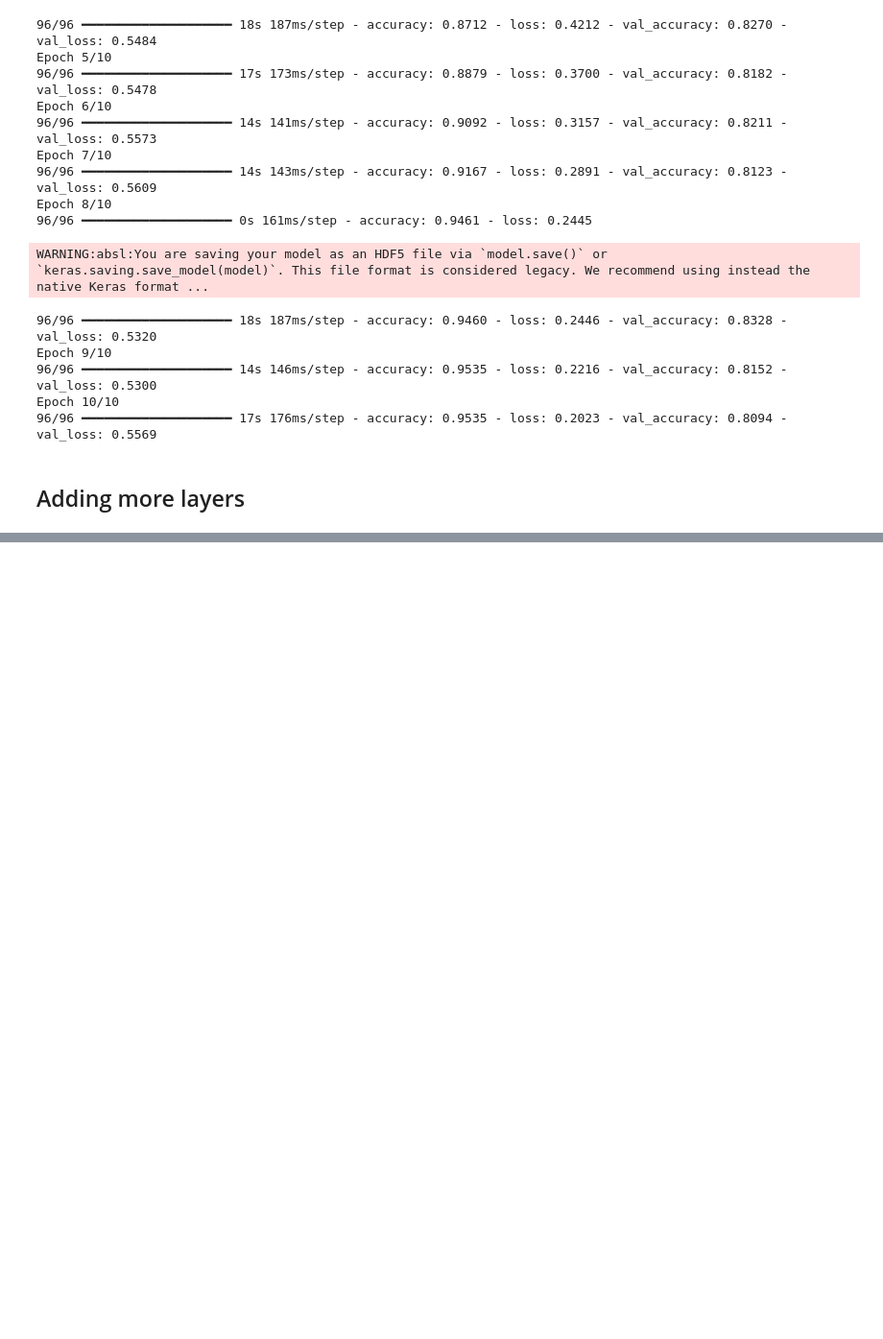
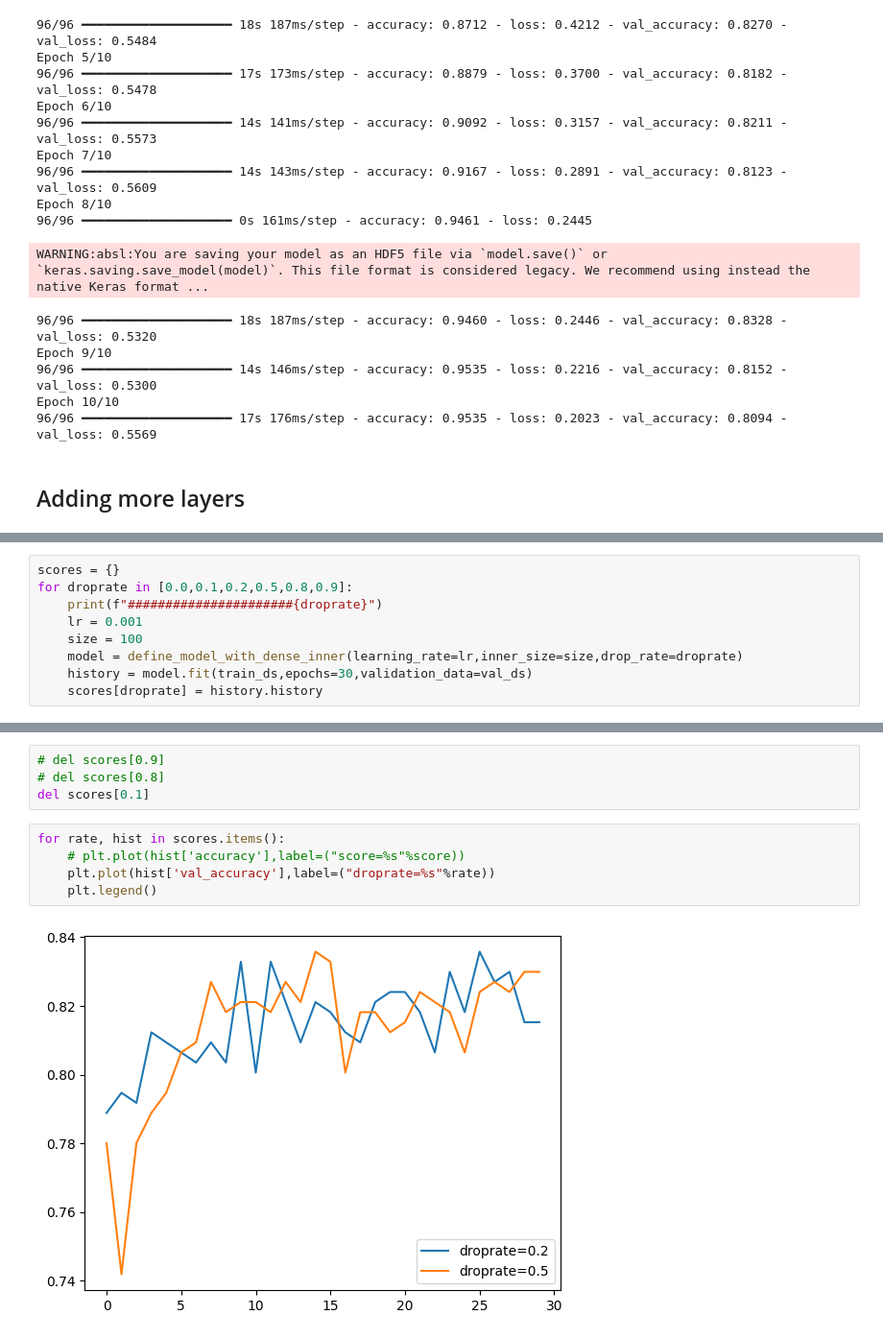
Before and after one commit to okellodaniel/image_classification_deeplearning, a Jupyter notebook: notebook.ipynb, the cells around one changed output, grey strips where cells are left out. Shown at 96% size. Drawn from its saved outputs; the diff is of its cells as text; blank space fills up the shorter version.

```diff
--- a/notebook.ipynb
+++ b/notebook.ipynb
@@ -562,0 +703,9 @@ Fri Mar 14 01:43:53 2025
+# %%
+scores = {}
+for droprate in [0.0,0.1,0.2,0.5,0.8,0.9]:
+    print(f"######################{droprate}")
+    lr = 0.001
+    size = 100
+    model = define_model_with_dense_inner(learning_rate=lr,inner_size=size,drop_rate=droprate)
+    history = model.fit(train_ds,epochs=30,validation_data=val_ds)
+    scores[droprate] = history.history
@@ -562,0 +750,11 @@ Fri Mar 14 01:43:53 2025
+# %%
+# del scores[0.9]
+# del scores[0.8]
+del scores[0.1]
+# %%
+for rate, hist in scores.items():
+    # plt.plot(hist['accuracy'],label=("score=%s"%score))
+    plt.plot(hist['val_accuracy'],label=("droprate=%s"%rate))
+    plt.legend()
+# %% [output]
+[figure, added]
```
Also changed, not shown: parts of 30 cells of this notebook, 4 other files.
